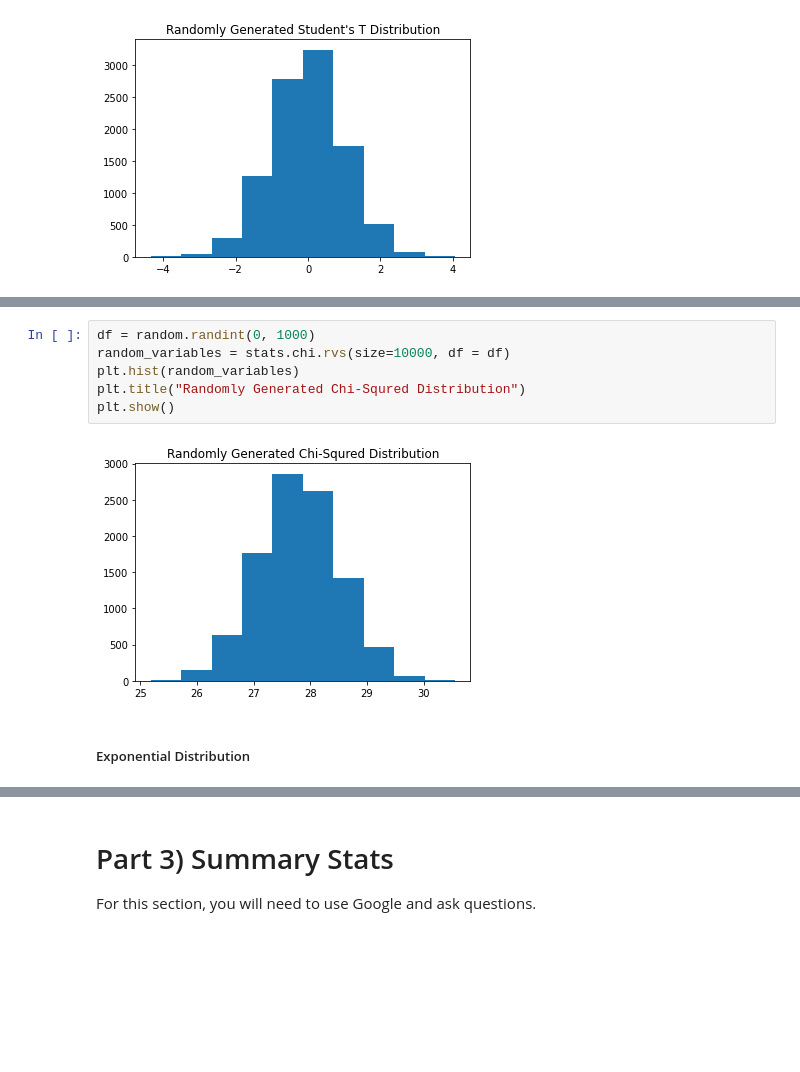
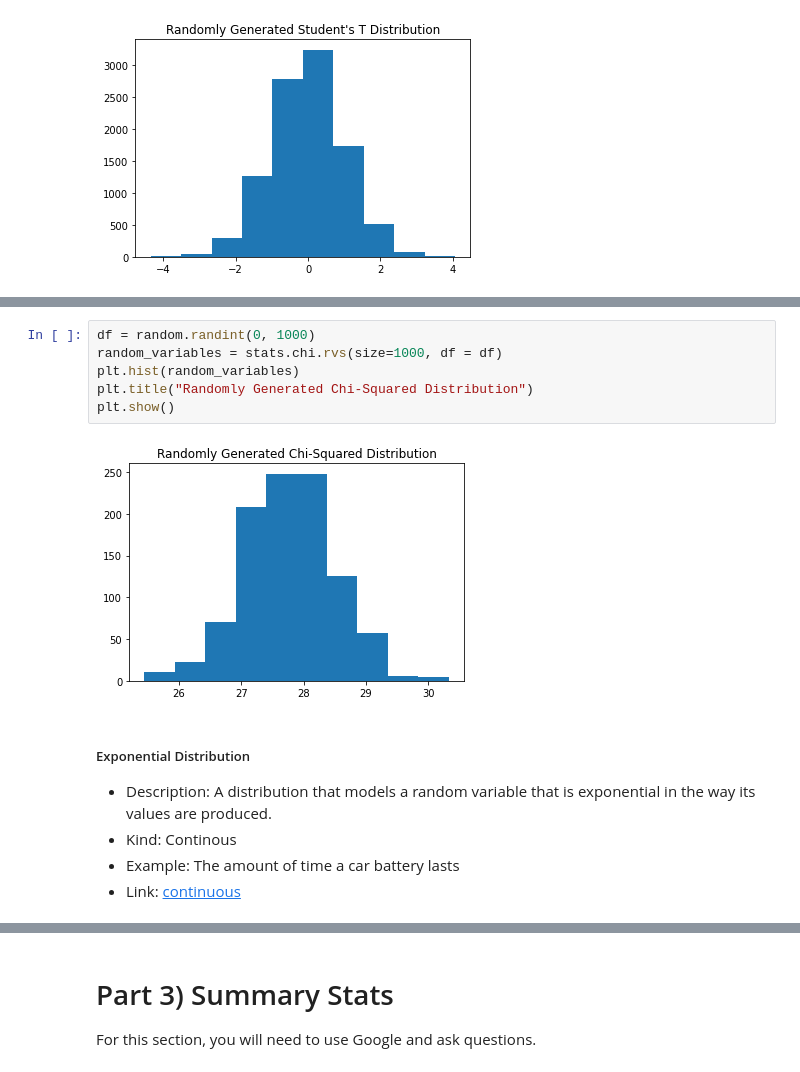
Before and after one commit to amaniedu71/CISC367-h-w, a Jupyter notebook: wk6/Statistics_Workbook.ipynb, the cells around one changed output, grey strips where cells are left out. Drawn from its saved outputs; the diff is of its cells as text; blank space fills up the shorter version.

```diff
--- a/wk6/Statistics_Workbook.ipynb
+++ b/wk6/Statistics_Workbook.ipynb
@@ -183,13 +215,18 @@ plt.show()
 # %%
 df = random.randint(0, 1000)
-random_variables = stats.chi.rvs(size=10000, df = df)
+random_variables = stats.chi.rvs(size=1000, df = df)
 plt.hist(random_variables)
-plt.title("Randomly Generated Chi-Squred Distribution")
+plt.title("Randomly Generated Chi-Squared Distribution")
 plt.show()
 # %% [output]
-[figure, old version]
+[figure, new version]
-# %% [markdown]
-##### Exponential Distribution
+# %% [markdown]
+##### Exponential Distribution
+
+* Description: A distribution that models a random variable that is exponential in the way its values are produced.
+* Kind: Continous
+* Example: The amount of time a car battery lasts
+* Link: [continuous](https://docs.scipy.org/doc/scipy/reference/generated/scipy.stats.expon.html)
 # %%
 random_variables = stats.expon.rvs(size=10000)
 plt.hist(random_variables)
```
Also changed, not shown: parts of 28 cells of this notebook.
